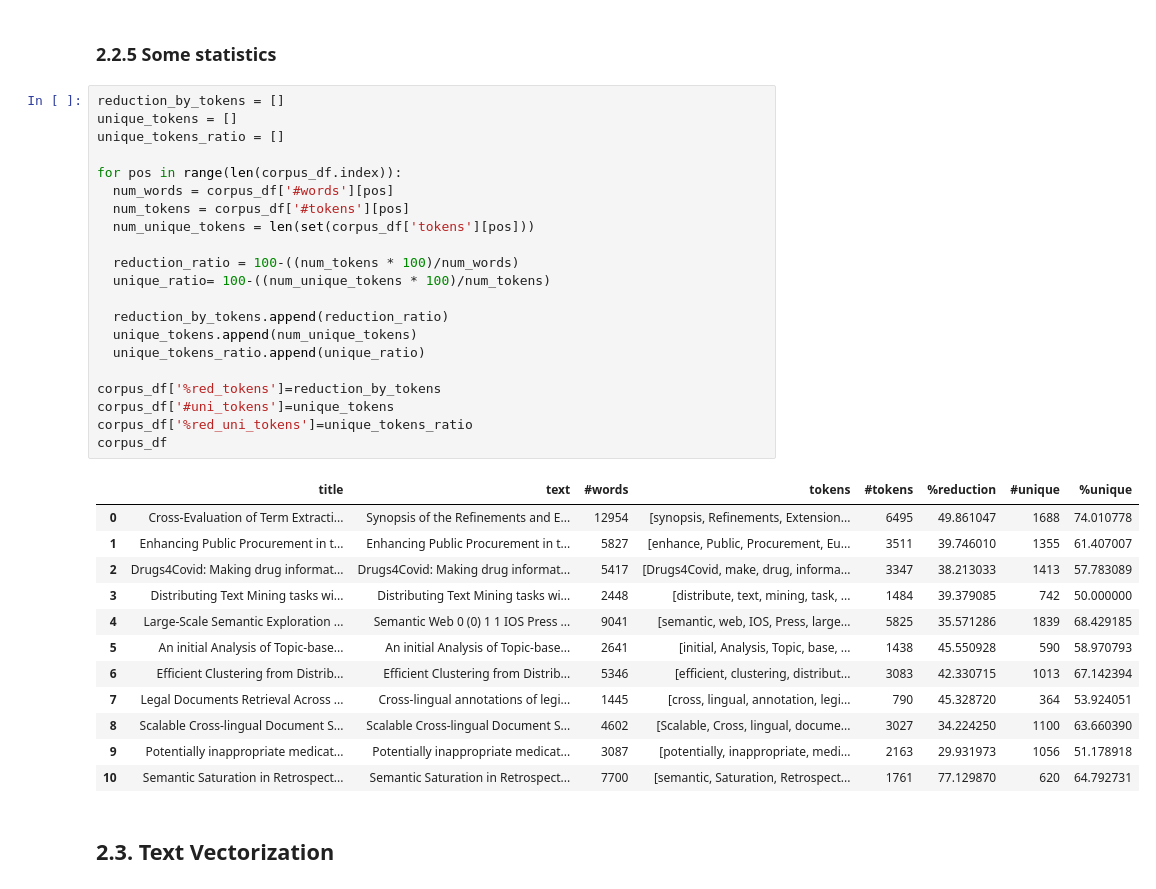
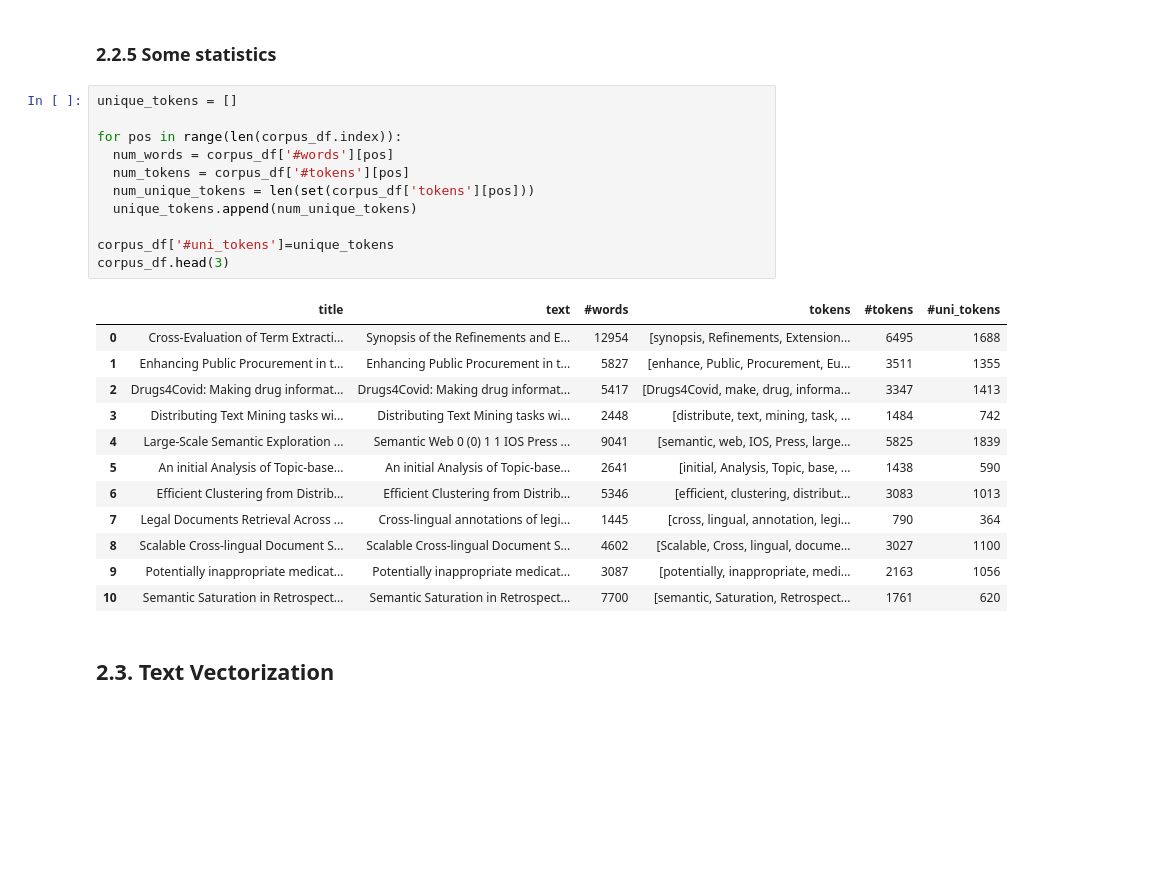
Before and after one commit to cbadenes/phd-thesis, a Jupyter notebook: notebooks/soa.ipynb, the cells around one changed output. Saved outputs shown, nothing was run; the diff lists cells and outputs as text; blank space fills up the shorter version.

```diff
--- a/notebooks/soa.ipynb
+++ b/notebooks/soa.ipynb
@@ -146,39 +130,29 @@ corpus_df
 # %% [markdown]
 ### 2.2.5 Some statistics
 # %%
-reduction_by_tokens = []
 unique_tokens = []
-unique_tokens_ratio = []
 
 for pos in range(len(corpus_df.index)):
   num_words = corpus_df['#words'][pos]
   num_tokens = corpus_df['#tokens'][pos]
   num_unique_tokens = len(set(corpus_df['tokens'][pos]))
+  unique_tokens.append(num_unique_tokens)
 
-  reduction_ratio = 100-((num_tokens * 100)/num_words)
-  unique_ratio= 100-((num_unique_tokens * 100)/num_tokens)
-
-  reduction_by_tokens.append(reduction_ratio)
-  unique_tokens.append(num_unique_tokens)
-  unique_tokens_ratio.append(unique_ratio)
-
-corpus_df['%red_tokens']=reduction_by_tokens
 corpus_df['#uni_tokens']=unique_tokens
-corpus_df['%red_uni_tokens']=unique_tokens_ratio
-corpus_df
+corpus_df.head(3)
 # %% [output]
-|  | title | text | #words | tokens | #tokens | %reduction | #unique | %unique |
-| 0 | Cross-Evaluation of Term Extracti... | Synopsis of the Refinements and E... | 12954 | [synopsis, Refinements, Extension... | 6495 | 49.861047 | 1688 | 74.010778 |
-| 1 | Enhancing Public Procurement in t... | Enhancing Public Procurement in t... | 5827 | [enhance, Public, Procurement, Eu... | 3511 | 39.746010 | 1355 | 61.407007 |
-| 2 | Drugs4Covid: Making drug informat... | Drugs4Covid: Making drug informat... | 5417 | [Drugs4Covid, make, drug, informa... | 3347 | 38.213033 | 1413 | 57.783089 |
-| 3 | Distributing Text Mining tasks wi... | Distributing Text Mining tasks wi... | 2448 | [distribute, text, mining, task, ... | 1484 | 39.379085 | 742 | 50.000000 |
-| 4 | Large-Scale Semantic Exploration ... | Semantic Web 0 (0) 1 1 IOS Press ... | 9041 | [semantic, web, IOS, Press, large... | 5825 | 35.571286 | 1839 | 68.429185 |
-| 5 | An initial Analysis of Topic-base... | An initial Analysis of Topic-base... | 2641 | [initial, Analysis, Topic, base, ... | 1438 | 45.550928 | 590 | 58.970793 |
-| 6 | Efficient Clustering from Distrib... | Efficient Clustering from Distrib... | 5346 | [efficient, clustering, distribut... | 3083 | 42.330715 | 1013 | 67.142394 |
-| 7 | Legal Documents Retrieval Across ... | Cross-lingual annotations of legi... | 1445 | [cross, lingual, annotation, legi... | 790 | 45.328720 | 364 | 53.924051 |
-| 8 | Scalable Cross-lingual Document S... | Scalable Cross-lingual Document S... | 4602 | [Scalable, Cross, lingual, docume... | 3027 | 34.224250 | 1100 | 63.660390 |
-| 9 | Potentially inappropriate medicat... | Potentially inappropriate medicat... | 3087 | [potentially, inappropriate, medi... | 2163 | 29.931973 | 1056 | 51.178918 |
-| 10 | Semantic Saturation in Retrospect... | Semantic Saturation in Retrospect... | 7700 | [semantic, Saturation, Retrospect... | 1761 | 77.129870 | 620 | 64.792731 |
+|  | title | text | #words | tokens | #tokens | #uni_tokens |
+| 0 | Cross-Evaluation of Term Extracti... | Synopsis of the Refinements and E... | 12954 | [synopsis, Refinements, Extension... | 6495 | 1688 |
+| 1 | Enhancing Public Procurement in t... | Enhancing Public Procurement in t... | 5827 | [enhance, Public, Procurement, Eu... | 3511 | 1355 |
+| 2 | Drugs4Covid: Making drug informat... | Drugs4Covid: Making drug informat... | 5417 | [Drugs4Covid, make, drug, informa... | 3347 | 1413 |
+| 3 | Distributing Text Mining tasks wi... | Distributing Text Mining tasks wi... | 2448 | [distribute, text, mining, task, ... | 1484 | 742 |
+| 4 | Large-Scale Semantic Exploration ... | Semantic Web 0 (0) 1 1 IOS Press ... | 9041 | [semantic, web, IOS, Press, large... | 5825 | 1839 |
+| 5 | An initial Analysis of Topic-base... | An initial Analysis of Topic-base... | 2641 | [initial, Analysis, Topic, base, ... | 1438 | 590 |
+| 6 | Efficient Clustering from Distrib... | Efficient Clustering from Distrib... | 5346 | [efficient, clustering, distribut... | 3083 | 1013 |
+| 7 | Legal Documents Retrieval Across ... | Cross-lingual annotations of legi... | 1445 | [cross, lingual, annotation, legi... | 790 | 364 |
+| 8 | Scalable Cross-lingual Document S... | Scalable Cross-lingual Document S... | 4602 | [Scalable, Cross, lingual, docume... | 3027 | 1100 |
+| 9 | Potentially inappropriate medicat... | Potentially inappropriate medicat... | 3087 | [potentially, inappropriate, medi... | 2163 | 1056 |
+| 10 | Semantic Saturation in Retrospect... | Semantic Saturation in Retrospect... | 7700 | [semantic, Saturation, Retrospect... | 1761 | 620 |
 # %% [markdown]
 ## 2.3. Text Vectorization
 # %% [markdown]
```
Also changed, not shown: parts of 38 cells of this notebook.
